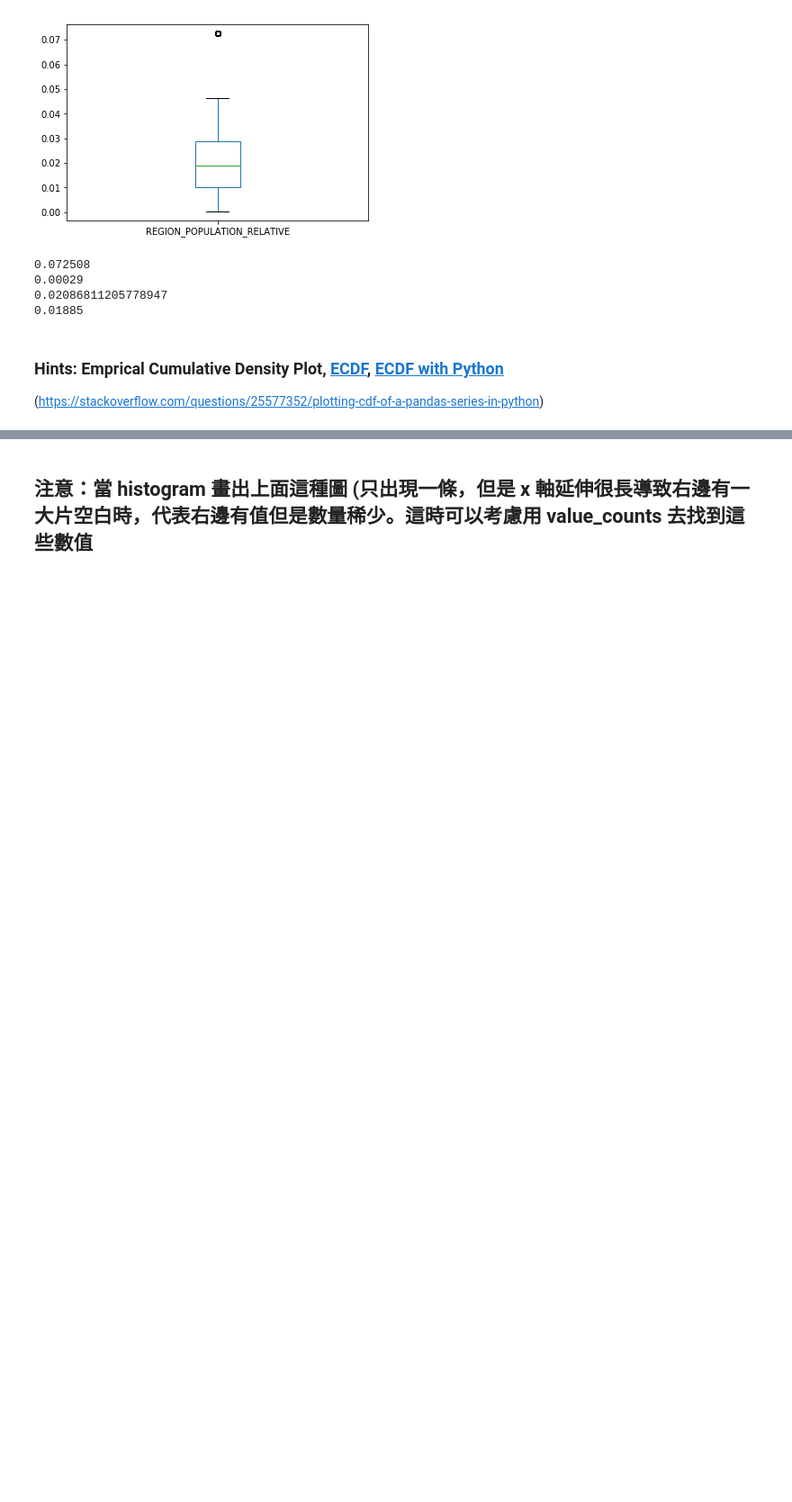
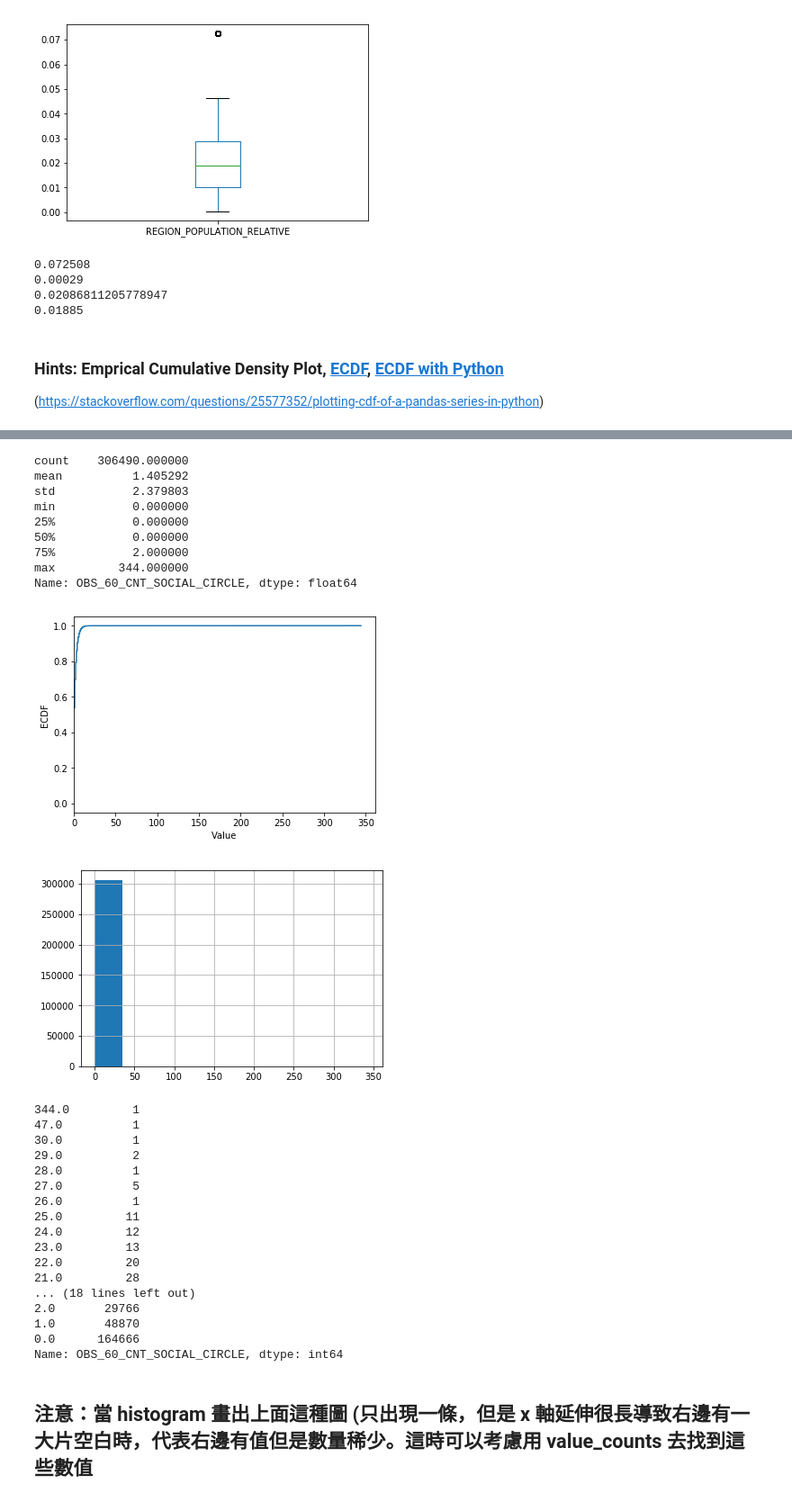
Before and after one commit to cainhighwind/2nd-ML100Days, a Jupyter notebook: homework/Day_006_HW.ipynb, the cells around one changed output, grey strips where cells are left out. Shown: that part at 90% size. Drawn from its saved outputs; the diff is of its cells as text; code cells hidden in the pictures; blank space fills up the shorter version.

```diff
--- a/homework/Day_006_HW.ipynb
+++ b/homework/Day_006_HW.ipynb
@@ -170,24 +203,54 @@ app_train['REGION_POPULATION_RELATIVE'].value_counts()
 # %%
 # 最大值落在分布之外
 print(app_train['OBS_60_CNT_SOCIAL_CIRCLE'].describe())
 
 # 繪製 Empirical Cumulative Density Plot (ECDF)
 """
 Your Code Here
+"""
 
-cdf =
-
+hist = np.histogram(app_train['OBS_60_CNT_SOCIAL_CIRCLE'][app_train['OBS_60_CNT_SOCIAL_CIRCLE'].notna()],100000)
+cdf = pd.Series(hist[0], index = (hist[1][:-1]+hist[1][1:])/2).cumsum()
 
 plt.plot(list(cdf.index), cdf/cdf.max())
 plt.xlabel('Value')
 plt.ylabel('ECDF')
 plt.xlim([cdf.index.min() * 0.95, cdf.index.max() * 1.05])
 plt.ylim([-0.05,1.05]) # 限制顯示圖片的範圍
 plt.show()
-"""
+
 app_train['OBS_60_CNT_SOCIAL_CIRCLE'].hist()
 plt.show()
 print(app_train['OBS_60_CNT_SOCIAL_CIRCLE'].value_counts().sort_index(ascending = False))
+# %% [output]
+count    306490.000000
+mean          1.405292
+std           2.379803
+min           0.000000
+25%           0.000000
+50%           0.000000
+75%           2.000000
+max         344.000000
+Name: OBS_60_CNT_SOCIAL_CIRCLE, dtype: float64
+[figure, added]
+[figure, added]
+344.0         1
+47.0          1
+30.0          1
+29.0          2
+28.0          1
+27.0          5
+26.0          1
+25.0         11
+24.0         12
+23.0         13
+22.0         20
+21.0         28
+... (18 lines left out)
+2.0       29766
+1.0       48870
+0.0      164666
+Name: OBS_60_CNT_SOCIAL_CIRCLE, dtype: int64
 # %% [markdown]
 ## 注意：當 histogram 畫出上面這種圖 (只出現一條，但是 x 軸延伸很長導致右邊有一大片空白時，代表右邊有值但是數量稀少。這時可以考慮用 value_counts 去找到這些數值
 # %%
```
Also changed, not shown: parts of 4 cells of this notebook.
